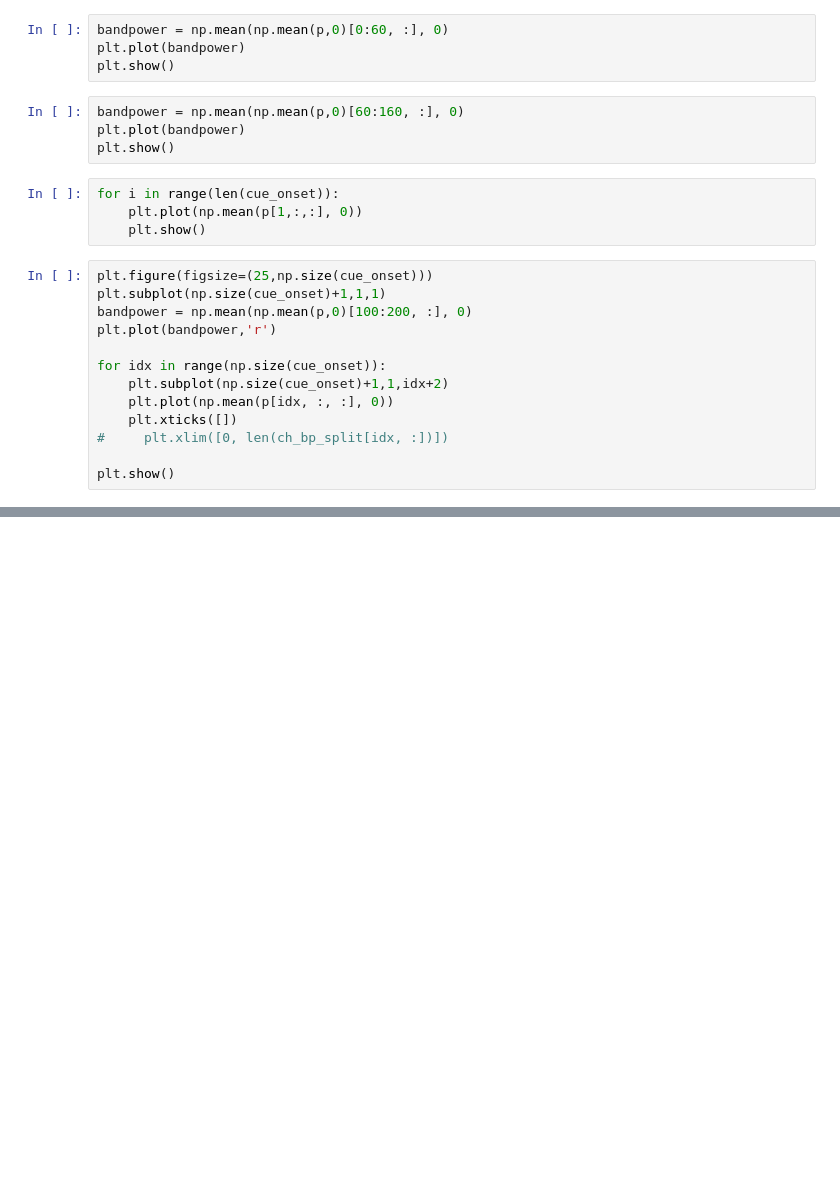
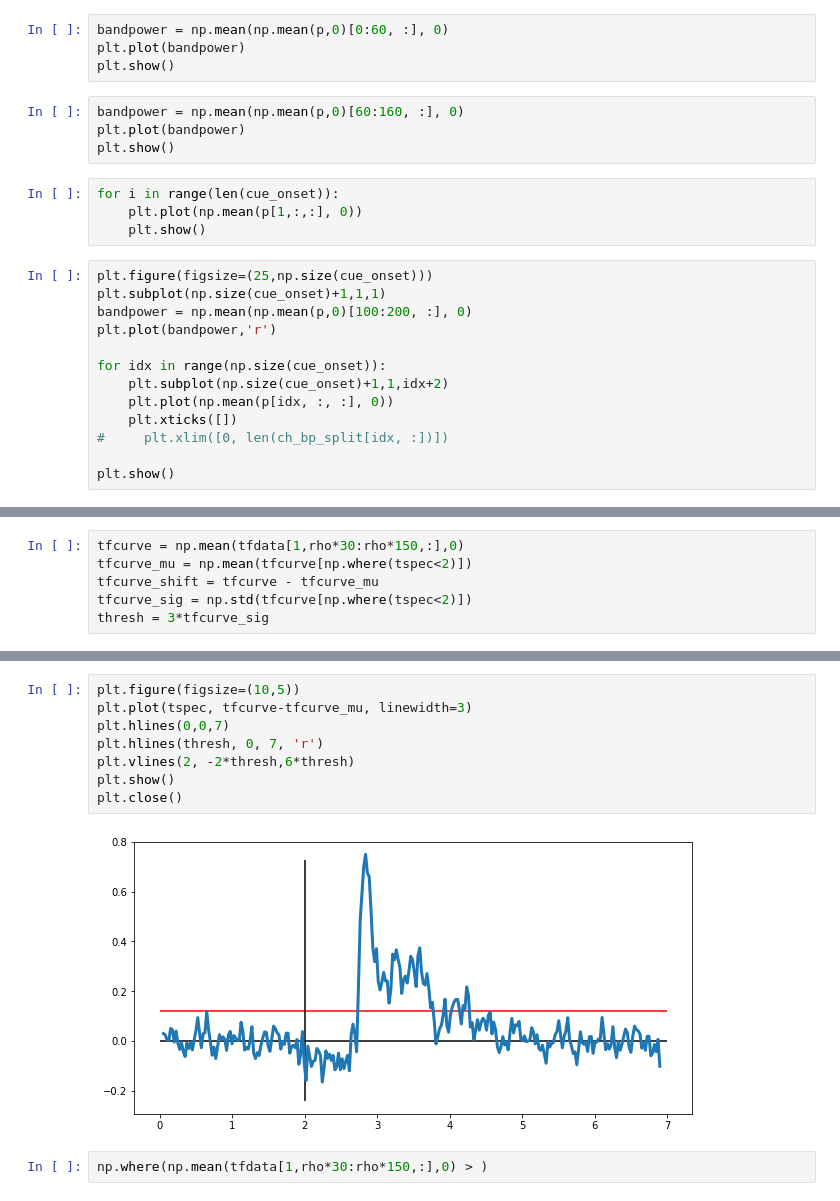
Before and after one commit to ZhangJiayiLab/EEG-Analysis, a Jupyter notebook: entrain.ipynb, the cells around one changed output, grey strips where cells are left out. Saved outputs shown, nothing was run; the diff lists cells and outputs as text; blank space fills up the shorter version.

```diff
--- a/entrain.ipynb
+++ b/entrain.ipynb
@@ -250,0 +293,6 @@ plt.show()
+# %%
+tfcurve = np.mean(tfdata[1,rho*30:rho*150,:],0)
+tfcurve_mu = np.mean(tfcurve[np.where(tspec<2)])
+tfcurve_shift = tfcurve - tfcurve_mu
+tfcurve_sig = np.std(tfcurve[np.where(tspec<2)])
+thresh = 3*tfcurve_sig
@@ -250,0 +307,12 @@ plt.show()
+# %%
+plt.figure(figsize=(10,5))
+plt.plot(tspec, tfcurve-tfcurve_mu, linewidth=3)
+plt.hlines(0,0,7)
+plt.hlines(thresh, 0, 7, 'r')
+plt.vlines(2, -2*thresh,6*thresh)
+plt.show()
+plt.close()
+# %% [output]
+[figure, added]
+# %%
+np.where(np.mean(tfdata[1,rho*30:rho*150,:],0) > )
```
Also changed, not shown: parts of 19 cells of this notebook, 15 other files.
